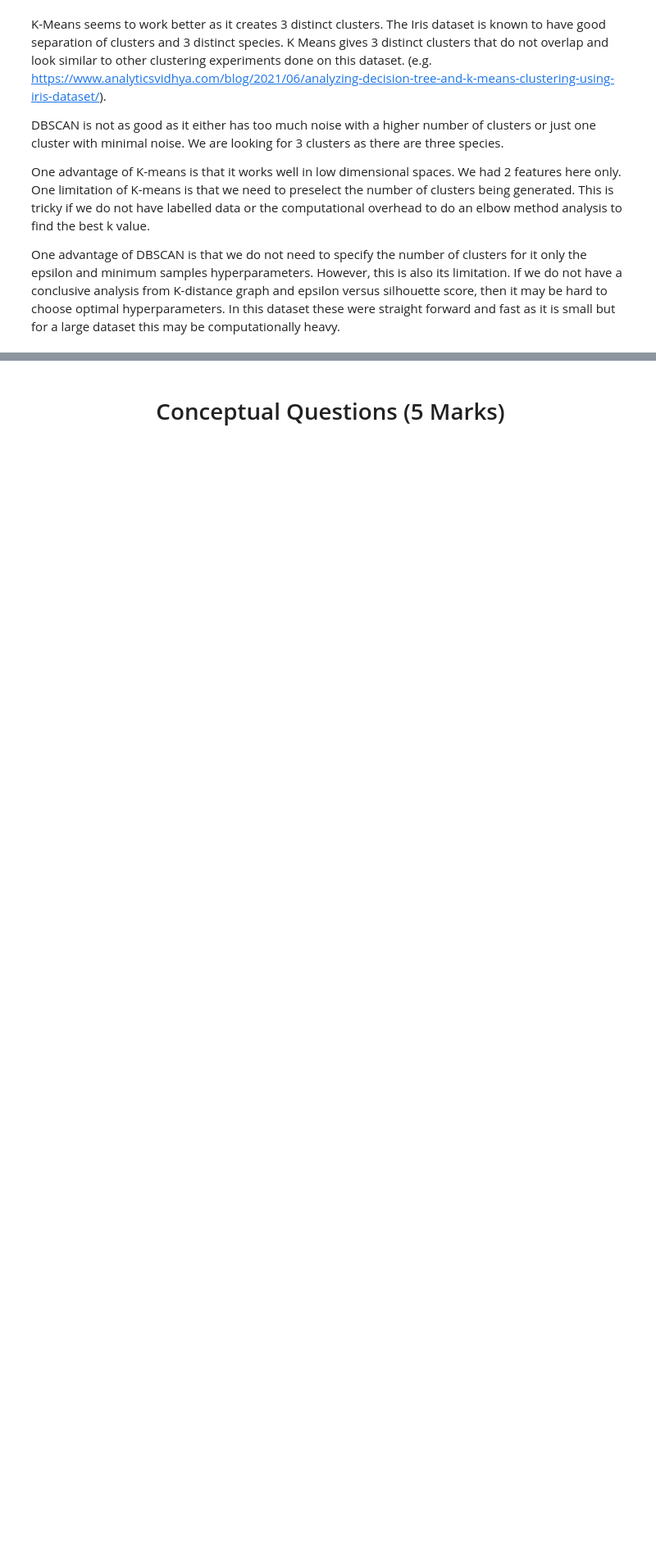
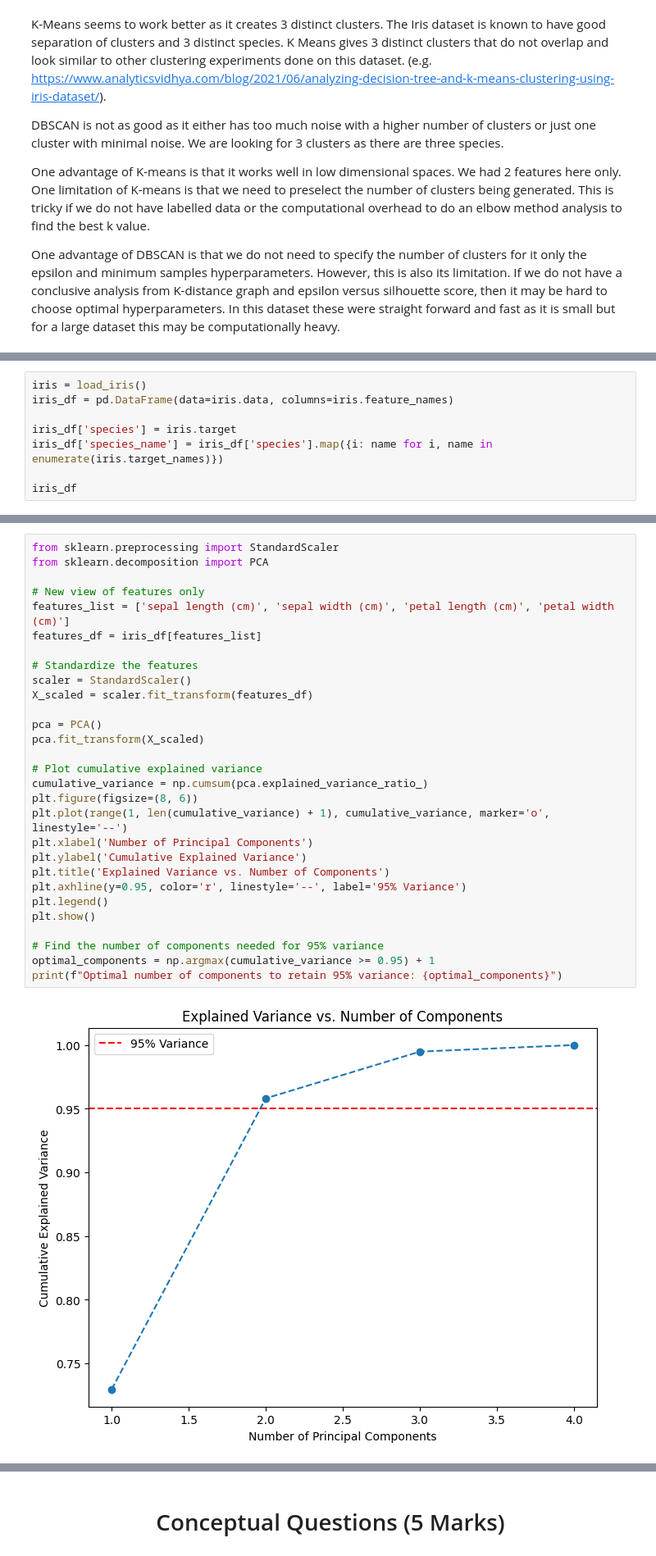
Before and after one commit to Hashir-Jamil/custering_tutorial_iris_dataset, a Jupyter notebook: clustering_iris.ipynb, the cells around one changed output, grey strips where cells are left out. Shown at 82% size. Cells and saved outputs as stored; diff of their text form; blank space fills up the shorter version.

```diff
--- a/clustering_iris.ipynb
+++ b/clustering_iris.ipynb
@@ -371,0 +428,8 @@ One advantage of DBSCAN is that we do not need to specify the number of clusters
+# %%
+iris = load_iris()
+iris_df = pd.DataFrame(data=iris.data, columns=iris.feature_names)
+
+iris_df['species'] = iris.target
+iris_df['species_name'] = iris_df['species'].map({i: name for i, name in enumerate(iris.target_names)})
+
+iris_df
@@ -371,0 +450,31 @@ One advantage of DBSCAN is that we do not need to specify the number of clusters
+# %%
+from sklearn.preprocessing import StandardScaler
+from sklearn.decomposition import PCA
+
+# New view of features only
+features_list = ['sepal length (cm)', 'sepal width (cm)', 'petal length (cm)', 'petal width (cm)']
+features_df = iris_df[features_list]
+
+# Standardize the features
+scaler = StandardScaler()
+X_scaled = scaler.fit_transform(features_df)
+
+pca = PCA()
+pca.fit_transform(X_scaled)
+
+# Plot cumulative explained variance
+cumulative_variance = np.cumsum(pca.explained_variance_ratio_)
+plt.figure(figsize=(8, 6))
+plt.plot(range(1, len(cumulative_variance) + 1), cumulative_variance, marker='o', linestyle='--')
+plt.xlabel('Number of Principal Components')
+plt.ylabel('Cumulative Explained Variance')
+plt.title('Explained Variance vs. Number of Components')
+plt.axhline(y=0.95, color='r', linestyle='--', label='95% Variance')
+plt.legend()
+plt.show()
+
+# Find the number of components needed for 95% variance
+optimal_components = np.argmax(cumulative_variance >= 0.95) + 1
+print(f"Optimal number of components to retain 95% variance: {optimal_components}")
+# %% [output]
+[figure, added]
```
Also changed, not shown: parts of 16 cells of this notebook, 1 other file.
